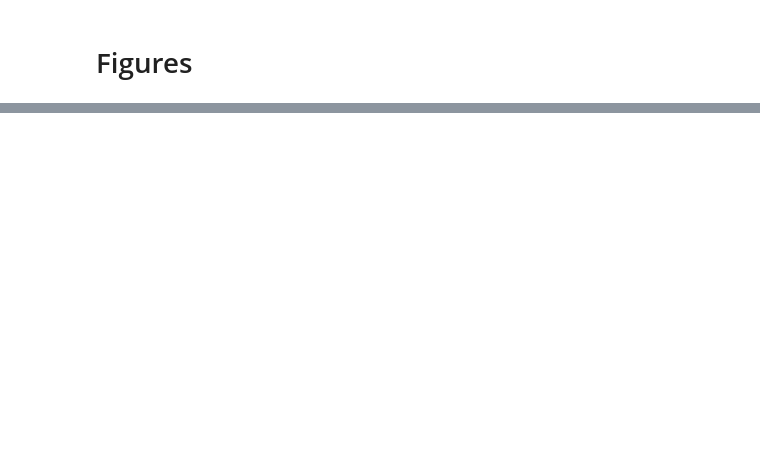
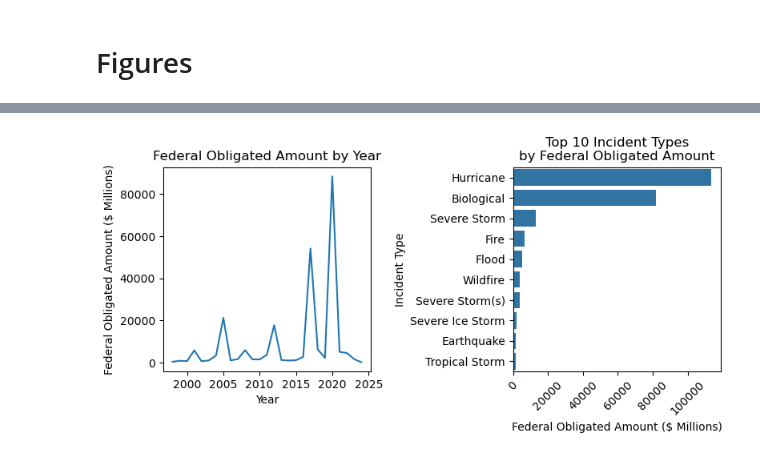
Before and after one commit to mebauer/fema-disaster-information, a Jupyter notebook: figures.ipynb, the cells around one changed output, grey strips where cells are left out. Cells and saved outputs as stored; diff of their text form; code cells hidden in the pictures; blank space fills up the shorter version.

```diff
--- a/figures.ipynb
+++ b/figures.ipynb
@@ -434,0 +337,31 @@ fig.savefig('figures/incident-state.png', dpi=200, bbox_inches='tight')
+# %%
+fig, axs = plt.subplots(1, 2, figsize=(8, 4))
+
+sns.lineplot(
+    data=year_incident_df,
+    x='year',
+    y='federalObligatedAmountM',
+    ax=axs[0]
+)
+
+axs[0].set_title("Federal Obligated Amount by Year")
+axs[0].set_xlabel("Year")
+axs[0].set_ylabel("Federal Obligated Amount ($ Millions)")
+
+sns.barplot(
+    data=incident_df,
+    y='incidentType',
+    x='federalObligatedAmountM',
+    color="C0",
+    ax=axs[1]
+)
+
+axs[1].set_title("Top 10 Incident Types\nby Federal Obligated Amount")
+axs[1].set_ylabel("Incident Type")
+axs[1].set_xlabel("Federal Obligated Amount ($ Millions)")
+axs[1].tick_params(axis='x', labelrotation = 45)
+
+plt.tight_layout()
+plt.savefig('figures/year-incident.png', dpi=200, bbox_inches='tight')
+# %% [output]
+[figure, added]
```
Also changed, not shown: parts of 20 cells of this notebook, 5 other files.
